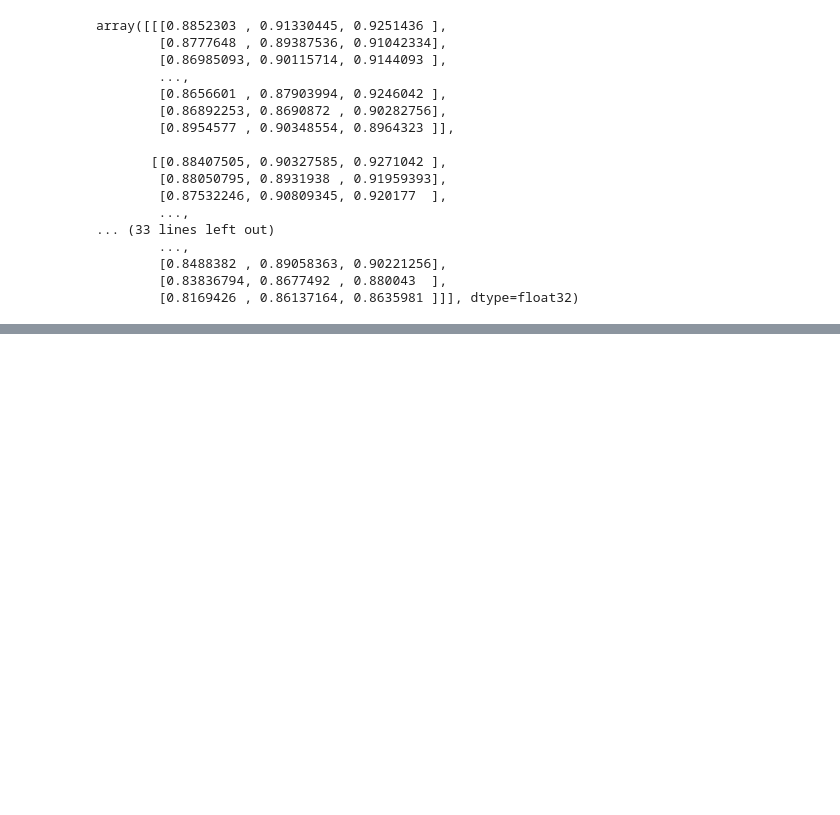
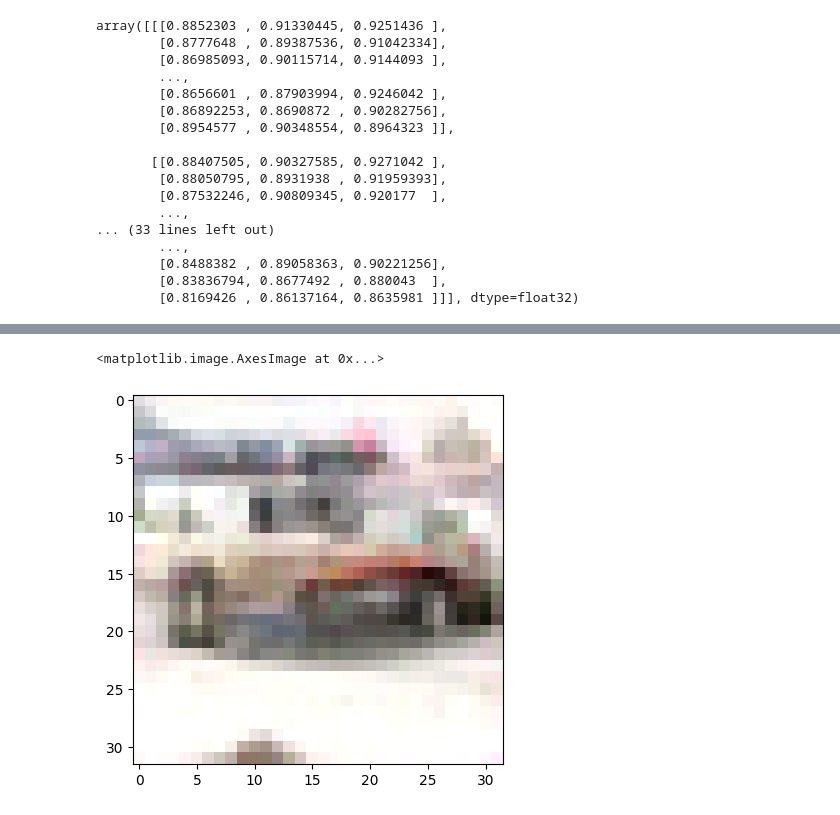
Before and after one commit to VincentB03/Flow_matching_deeplearning_project, a Jupyter notebook: CIFAR10 generator cars.ipynb, the cells around one changed output, grey strips where cells are left out. Saved outputs shown, nothing was run; the diff lists cells and outputs as text; code cells hidden in the pictures; blank space fills up the shorter version.

```diff
--- a/CIFAR10 generator cars.ipynb
+++ b/CIFAR10 generator cars.ipynb
@@ -241,0 +243,5 @@ imgfinal = generate_and_plot(model4, steps=100, device=device)
+# %%
+plt.imshow(imgfinal)
+# %% [output]
+<matplotlib.image.AxesImage at 0x...>
+[figure, added]
```
Also changed, not shown: parts of 13 cells of this notebook.
